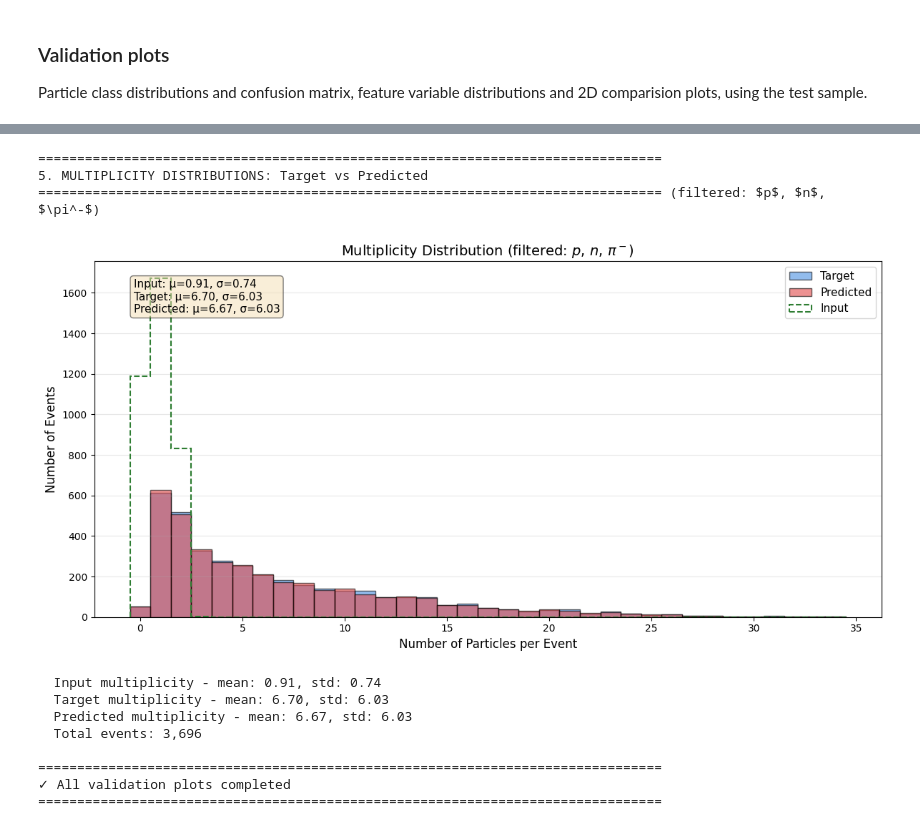
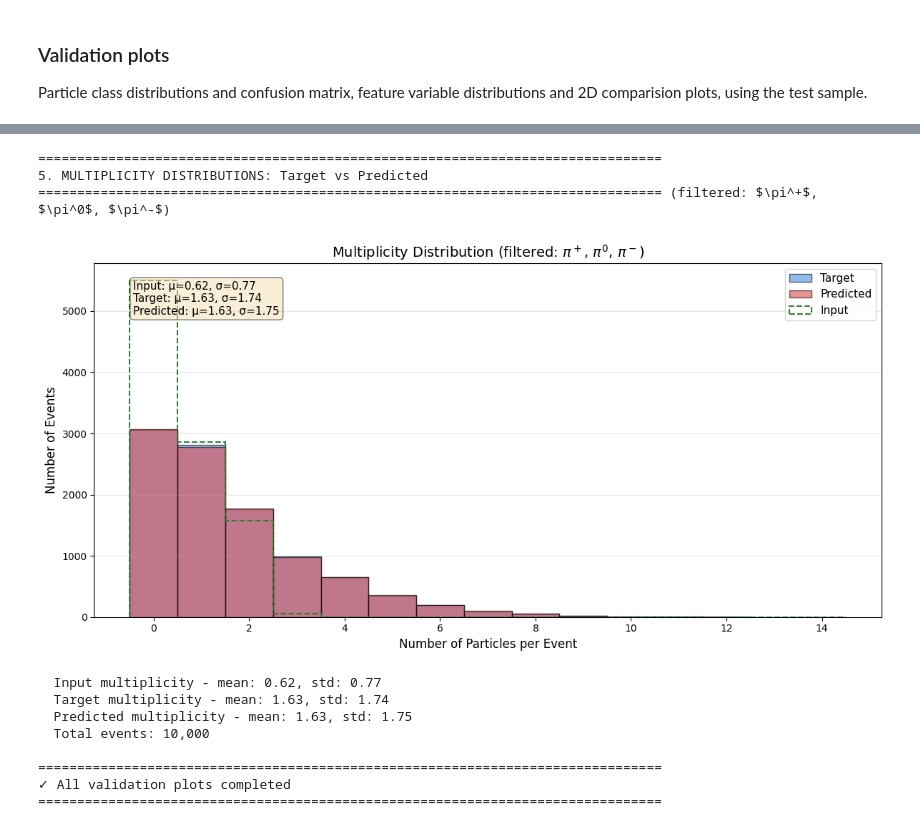
Before and after one commit to Yinrui-Liu/GiBUU_viz, a Jupyter notebook: GiBUU_FSI.ipynb, the cells around one changed output, grey strips where cells are left out. Cells and saved outputs as stored; diff of their text form; code cells hidden in the pictures.

```diff
--- a/GiBUU_FSI.ipynb
+++ b/GiBUU_FSI.ipynb
@@ -342,15 +378,37 @@ def collate_timestep_pairs(batch):
         'output_padding_mask': torch.tensor(output_padding_mask_list, dtype=torch.bool)
     }
 
-# Create dataset
-dataset = TimeStepPairDataset(fsi_data)
+# Use streaming dataset if enabled, otherwise use in-memory dataset
+if USE_STREAMING and fsi_npz_files:
+    from gibuu_transformer import FSIStreamingDataset, FSISplitFilterDataset
 
-# Split into train/val
-train_size = int(0.8 * len(dataset))
-val_size = len(dataset) - train_size
-train_dataset, val_dataset = torch.utils.data.random_split(dataset, [train_size, val_size])
+    print("Creating streaming datasets...")
+    base_dataset = FSIStreamingDataset(
+        fsi_npz_files,
+        split_ratio=0.8,
+        shuffle=True,
+        mask_position_features=MASK_POSITION_FEATURES
+    )
+    train_dataset = FSISplitFilterDataset(base_dataset, "train")
+    val_dataset = FSISplitFilterDataset(base_dataset, "val")
 
-print(f"✓ Datasets created:")
-print(f"  Train: {len(train_dataset)} pairs")
-print(f"  Val: {len(val_dataset)} pairs")
+    print("✓ Streaming datasets created")
+    print(f"✓ Datasets created:")
+    print(f"  Train: streaming dataset")
+    print(f"  Val: streaming dataset")
+else:
+    if fsi_data is None:
+        raise ValueError("No FSI data available. Either enable streaming or load data into memory.")
+
+    # Create in-memory dataset
+    dataset = TimeStepPairDataset(fsi_data)
+
+    # Split into train/val
+    train_size = int(0.8 * len(dataset))
+    val_size = len(dataset) - train_size
+    train_dataset, val_dataset = torch.utils.data.random_split(dataset, [train_size, val_size])
+
+    print(f"✓ Datasets created:")
+    print(f"  Train: {len(train_dataset)} pairs")
+    print(f"  Val: {len(val_dataset)} pairs")
 # %% [output]
@@ -558,7 +760,8 @@ Load trained model and test on sample data.
 ### Load Best Checkpoint
 
 #checkpoint_path = trainer.checkpoint_callback.best_model_path
-checkpoint_path = "lightning_logs/gibuu_fsi/checkpoints/last.ckpt"
+EXPERIMENT_NAME = "gibuu_fsi_test"
+checkpoint_path = f"lightning_logs/{EXPERIMENT_NAME}/checkpoints/last.ckpt"
 
 model_loaded = GiBUUInteractionLightning.load_from_checkpoint(checkpoint_path)
 model_loaded.eval()
@@ -1653,6 +1856,6 @@ Pz       0.112333     0.154462     0.087279     26,895
 # %%
 # Set to None to show all particles, or provide a single ID or list of IDs
-FILTER_BY_IDS = [1153, 1025]  # Example: 1153 for proton, or [1153, 1025] for proton and neutron
+FILTER_BY_IDS = [1253, 1125, 997]  # Example: 1153 for proton, or [1153, 1025] for proton and neutron
 
 # ========== 5. MULTIPLICITY DISTRIBUTIONS: Target vs Predicted (with FILTER_BY_IDS) ==========
 print(f"\n{'='*80}")
@@ -1740,39 +1943,39 @@ ax.grid(alpha=0.3, axis='y')
 
 # Add statistics
 input_mean = np.mean(input_multiplicities)
 input_std = np.std(input_multiplicities)
 target_mean = np.mean(target_multiplicities)
 target_std = np.std(target_multiplicities)
 pred_mean = np.mean(predicted_multiplicities)
 pred_std = np.std(predicted_multiplicities)
 
 stats_text = f'Input: μ={input_mean:.2f}, σ={input_std:.2f}\n'
 stats_text += f'Target: μ={target_mean:.2f}, σ={target_std:.2f}\n'
 stats_text += f'Predicted: μ={pred_mean:.2f}, σ={pred_std:.2f}'
 ax.text(0.05, 0.95, stats_text, transform=ax.transAxes,
         verticalalignment='top', fontsize=11,
         bbox=dict(boxstyle='round', facecolor='wheat', alpha=0.5))
 
 plt.tight_layout()
 plt.show()
 
 print(f"\n  Input multiplicity - mean: {input_mean:.2f}, std: {input_std:.2f}")
 print(f"  Target multiplicity - mean: {target_mean:.2f}, std: {target_std:.2f}")
 print(f"  Predicted multiplicity - mean: {pred_mean:.2f}, std: {pred_std:.2f}")
 print(f"  Total events: {batch_size:,}")
 
 print(f"\n{'='*80}")
 print("✓ All validation plots completed")
 print(f"{'='*80}")
 # %% [output]
 ================================================================================
 5. MULTIPLICITY DISTRIBUTIONS: Target vs Predicted
-================================================================================ (filtered: $p$, $n$, $\pi^-$)
+================================================================================ (filtered: $\pi^+$, $\pi^0$, $\pi^-$)
-[figure, old version]
+[figure, new version]
-  Input multiplicity - mean: 0.91, std: 0.74
-  Target multiplicity - mean: 6.70, std: 6.03
-  Predicted multiplicity - mean: 6.67, std: 6.03
-  Total events: 3,696
+  Input multiplicity - mean: 0.62, std: 0.77
+  Target multiplicity - mean: 1.63, std: 1.74
+  Predicted multiplicity - mean: 1.63, std: 1.75
+  Total events: 10,000
 
 ================================================================================
 ✓ All validation plots completed
```
Also changed, not shown: parts of 16 cells of this notebook, 2 other files.
